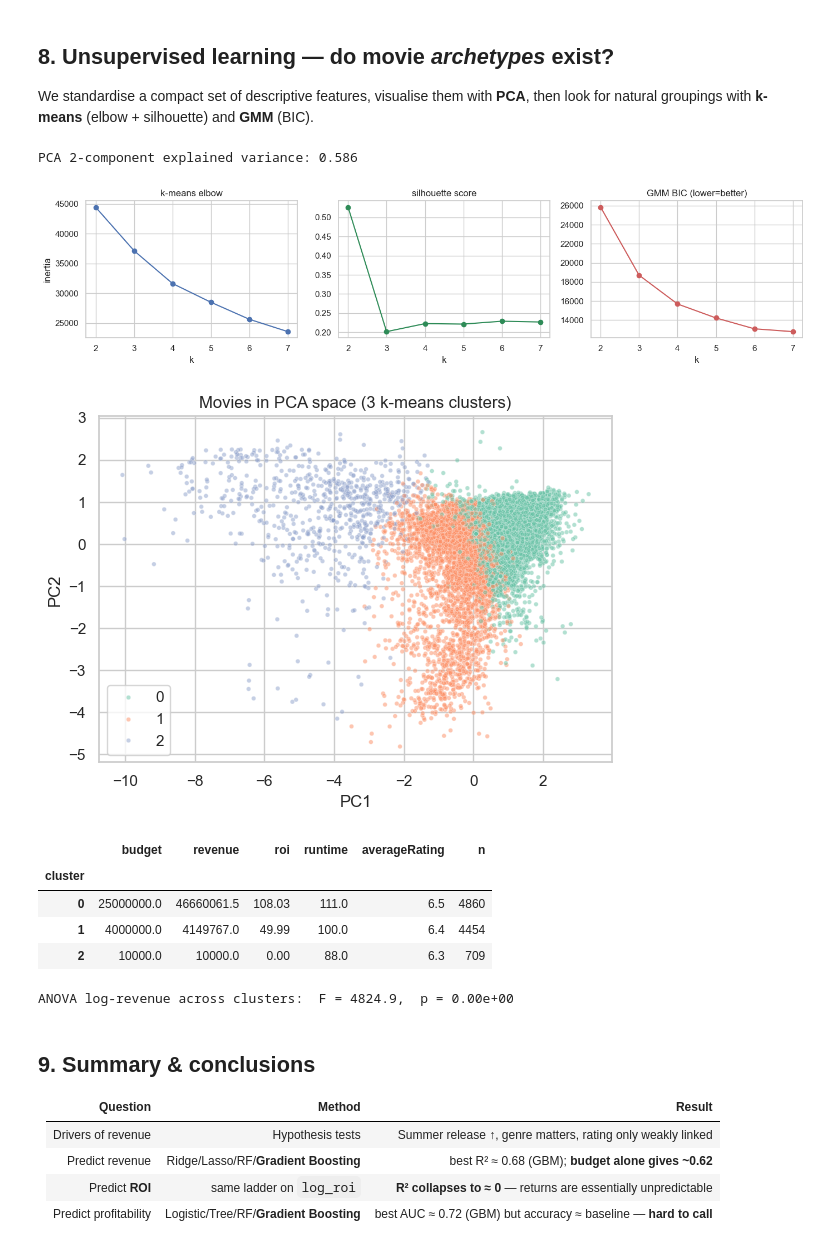
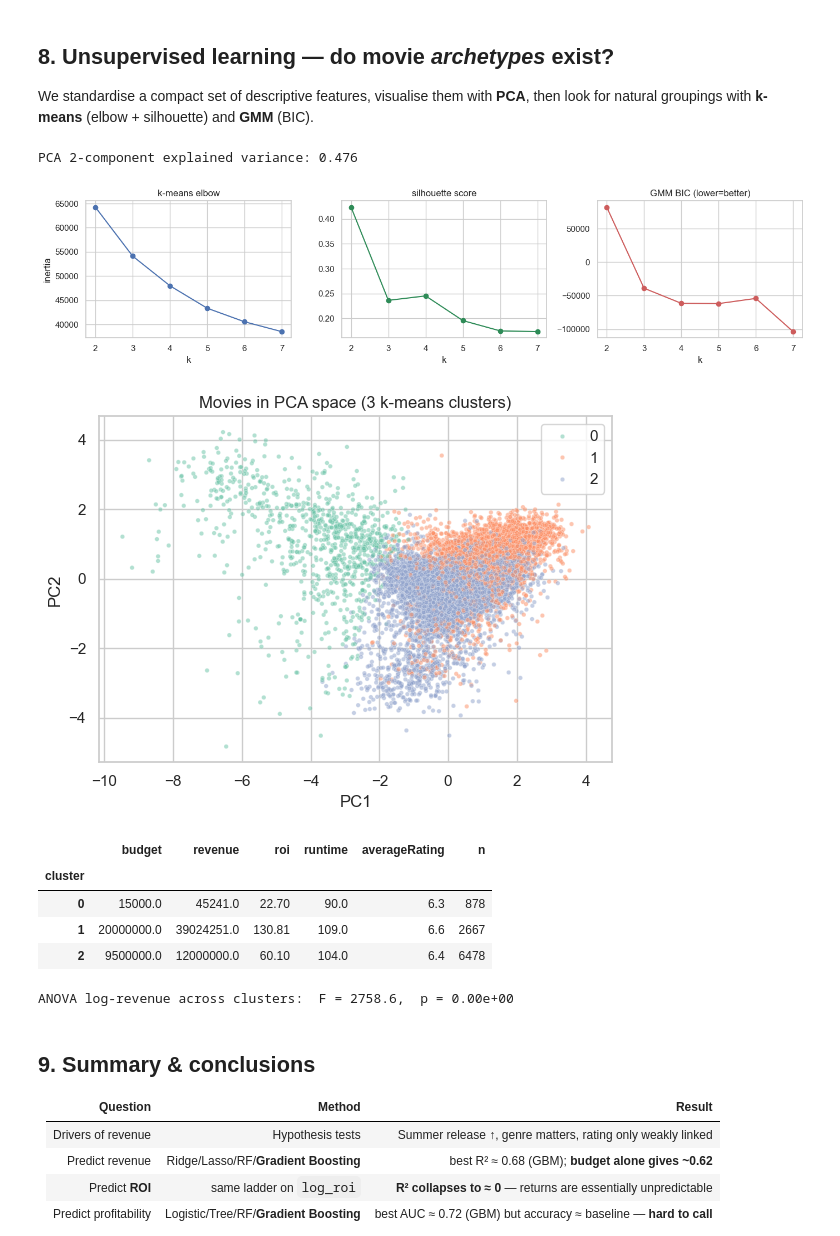
Before and after one commit to KeanuVentura/filmforecast, a Jupyter notebook: dsc148_project_revised.ipynb, the cells around one changed output. Saved outputs shown, nothing was run; the diff lists cells and outputs as text; code cells hidden in the pictures.

```diff
--- a/dsc148_project_revised.ipynb
+++ b/dsc148_project_revised.ipynb
@@ -224,11 +224,3 @@ plt.tight_layout(); plt.show()
 - **`roi = revenue / budget`** and **`log_roi`** — a *profitability* target that controls
   for how much was spent.
 - **`hit`** — classification target: `1` if the film at least broke even (ROI ≥ 1).
-# %%
-df['roi'] = (df['revenue'] - df['budget']) / df['budget'] * 100
-df['log_revenue'] = np.log1p(df['revenue'])
-df['log_roi'] = np.log(df['roi'])
-df['hit'] = (df['roi'] >= 0).astype(int)
-
-print('hit class balance:')
-print(df['hit'].value_counts(normalize=True).round(3))
@@ -588,10 +577,11 @@ revenue *relative* to budget. We run the exact same model ladder, now predicting
 If our thesis is right — that spending more buys gross but not *returns* — these models
 should perform **dramatically worse** than the revenue models, ideally with R² near zero.
 # %%
-df['log_roi'] = np.log(df['roi'].replace(0, np.nan))   # -inf → NaN
+df['log_roi'] = np.sign(df['roi']) * np.log1p(np.abs(df['roi']))
 
 roi_mask = df['log_roi'].notna() & np.isfinite(df['log_roi'])
 print(f"Rows with valid log_roi: {roi_mask.sum()} / {len(df)}")
+print(f"(Previously dropped {len(df) - roi_mask.sum()} rows with negative/zero ROI)")
 
 X_roi = X[roi_mask].copy()
 y_roi  = df.loc[roi_mask, 'log_roi']
@@ -747,27 +761,28 @@ produce bigger revenue, but not reliably bigger *returns*.**
 We standardise a compact set of descriptive features, visualise them with **PCA**, then
 look for natural groupings with **k-means** (elbow + silhouette) and **GMM** (BIC).
 # %%
-clust_feats = ['log_budget','runtime','log_revenue','release_year','cast_size','n_genres']
+clust_feats = ['log_budget','runtime','release_year','cast_size','n_genres',
+               'is_franchise','dir_prior_mean_logrev','log_numvotes']
 Z = StandardScaler().fit_transform(df[clust_feats])
 
 pca = PCA(n_components=2).fit(Z)
 proj = pca.transform(Z)
 print('PCA 2-component explained variance:', round(pca.explained_variance_ratio_.sum(), 3))
 
 # model selection: k-means elbow/silhouette and GMM BIC
 ks = range(2, 8)
 inertia = [KMeans(n_clusters=k, random_state=RNG, n_init=10).fit(Z).inertia_ for k in ks]
 sil     = [silhouette_score(Z, KMeans(n_clusters=k, random_state=RNG, n_init=10).fit_predict(Z)) for k in ks]
 bic     = [GaussianMixture(n_components=k, random_state=RNG).fit(Z).bic(Z) for k in ks]
 
 fig, ax = plt.subplots(1, 3, figsize=(14, 3.5))
 ax[0].plot(list(ks), inertia, 'o-'); ax[0].set_title('k-means elbow'); ax[0].set_xlabel('k'); ax[0].set_ylabel('inertia')
 ax[1].plot(list(ks), sil, 'o-', color='seagreen'); ax[1].set_title('silhouette score'); ax[1].set_xlabel('k')
 ax[2].plot(list(ks), bic, 'o-', color='indianred'); ax[2].set_title('GMM BIC (lower=better)'); ax[2].set_xlabel('k')
 plt.tight_layout(); plt.show()
 # %% [output]
-PCA 2-component explained variance: 0.586
+PCA 2-component explained variance: 0.476
-[figure, old version]
+[figure, new version]
 # %%
 # Cluster with chosen k and view on PCA axes
 k = 3
@@ -784,19 +799,19 @@ profile = df.groupby('cluster')[['budget','revenue','roi','runtime','averageRati
 profile['n'] = df['cluster'].value_counts()
 profile
 # %% [output]
-[figure, old version]
+[figure, new version]
 |  | budget | revenue | roi | runtime | averageRating | n |
 | cluster |  |  |  |  |  |  |
-| 0 | 25000000.0 | 46660061.5 | 108.03 | 111.0 | 6.5 | 4860 |
-| 1 | 4000000.0 | 4149767.0 | 49.99 | 100.0 | 6.4 | 4454 |
-| 2 | 10000.0 | 10000.0 | 0.00 | 88.0 | 6.3 | 709 |
+| 0 | 15000.0 | 45241.0 | 22.70 | 90.0 | 6.3 | 878 |
+| 1 | 20000000.0 | 39024251.0 | 130.81 | 109.0 | 6.6 | 2667 |
+| 2 | 9500000.0 | 12000000.0 | 60.10 | 104.0 | 6.4 | 6478 |
 # %%
 # Do the archetypes actually differ in success? (ties clustering back to hypothesis testing)
 groups = [g['log_revenue'].values for _, g in df.groupby('cluster')]
 F, p = stats.f_oneway(*groups)
 print(f"ANOVA log-revenue across clusters:  F = {F:.1f},  p = {p:.2e}")
 # %% [output]
-ANOVA log-revenue across clusters:  F = 4824.9,  p = 0.00e+00
+ANOVA log-revenue across clusters:  F = 2758.6,  p = 0.00e+00
 # %% [markdown]
 ## 9. Summary & conclusions
 
```
Also changed, not shown: parts of 9 cells of this notebook.
